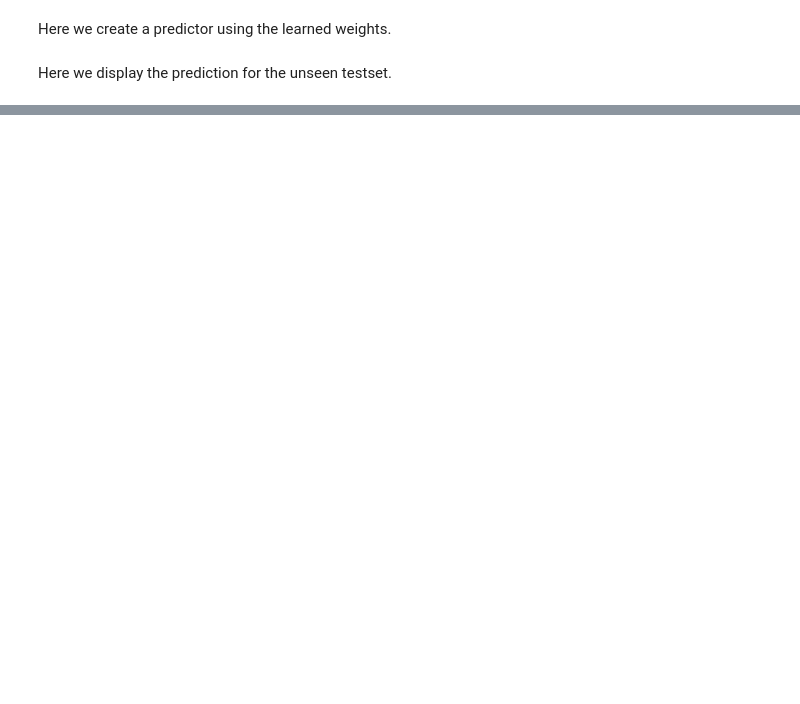
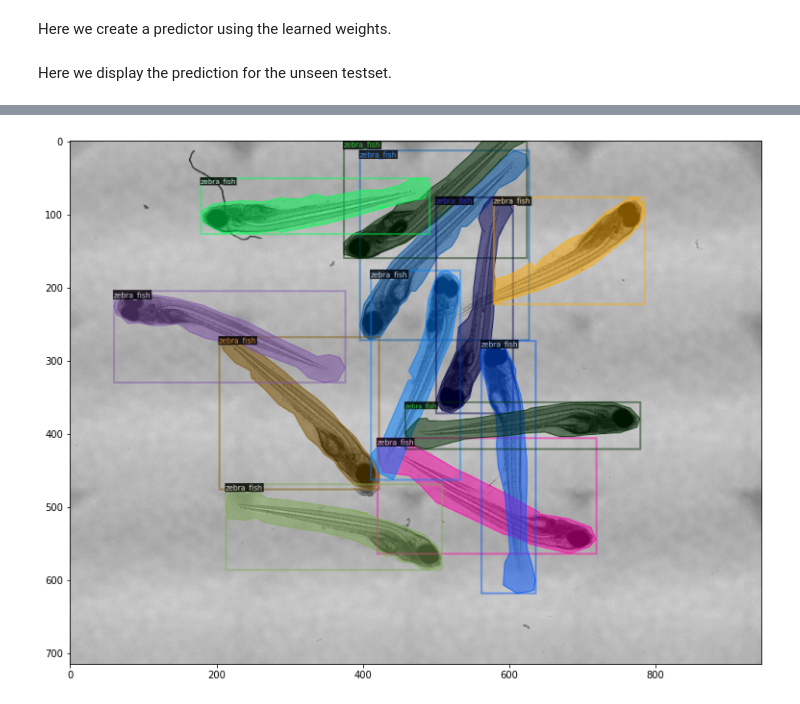
Before and after one commit to j0rd1smit/CS4245_cv_project_zebra_fish, a Jupyter notebook: notebooks/colab/Detectron2_zebra_fish_segmatation-Copy1.ipynb, the cells around one changed output, grey strips where cells are left out. Drawn from its saved outputs; the diff is of its cells as text; code cells hidden in the pictures; blank space fills up the shorter version.

```diff
--- a/notebooks/colab/Detectron2_zebra_fish_segmatation-Copy1.ipynb
+++ b/notebooks/colab/Detectron2_zebra_fish_segmatation-Copy1.ipynb
@@ -80,0 +90,4 @@ plot_prediction(cfg, "test", threshold=threshold, n_images=n_images)
+# %%
+plot_dataset("test")
+# %% [output]
+[figure, added]
```
Also changed, not shown: parts of 6 cells of this notebook, 12 other files.
